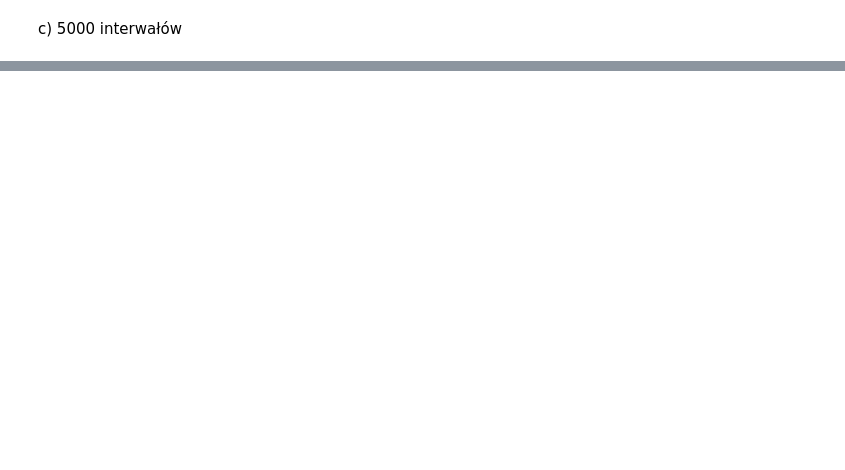
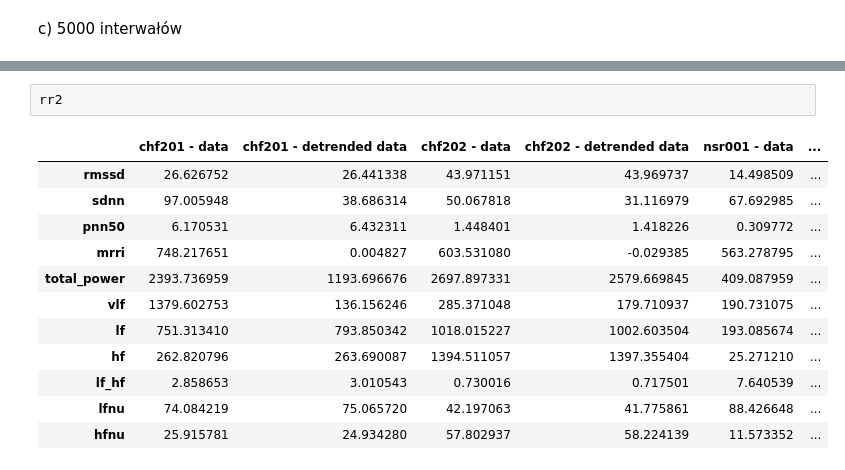
Before and after one commit to tynka022/SignalAnalisis, a Jupyter notebook: lab1/lab1.ipynb, the cells around one changed output, grey strips where cells are left out. Saved outputs shown, nothing was run; the diff lists cells and outputs as text; blank space fills up the shorter version.

```diff
--- a/lab1/lab1.ipynb
+++ b/lab1/lab1.ipynb
@@ -241,0 +326,15 @@ plot_4_50 = nk.signal_plot([rri_4_50, cleaned_4_50], labels=(['dane', 'dane bez
+# %%
+rr2
+# %% [output]
+|  | chf201 - data | chf201 - detrended data | chf202 - data | chf202 - detrended data | nsr001 - data | ... |
+| rmssd | 26.626752 | 26.441338 | 43.971151 | 43.969737 | 14.498509 | ... |
+| sdnn | 97.005948 | 38.686314 | 50.067818 | 31.116979 | 67.692985 | ... |
+| pnn50 | 6.170531 | 6.432311 | 1.448401 | 1.418226 | 0.309772 | ... |
+| mrri | 748.217651 | 0.004827 | 603.531080 | -0.029385 | 563.278795 | ... |
+| total_power | 2393.736959 | 1193.696676 | 2697.897331 | 2579.669845 | 409.087959 | ... |
+| vlf | 1379.602753 | 136.156246 | 285.371048 | 179.710937 | 190.731075 | ... |
+| lf | 751.313410 | 793.850342 | 1018.015227 | 1002.603504 | 193.085674 | ... |
+| hf | 262.820796 | 263.690087 | 1394.511057 | 1397.355404 | 25.271210 | ... |
+| lf_hf | 2.858653 | 3.010543 | 0.730016 | 0.717501 | 7.640539 | ... |
+| lfnu | 74.084219 | 75.065720 | 42.197063 | 41.775861 | 88.426648 | ... |
+| hfnu | 25.915781 | 24.934280 | 57.802937 | 58.224139 | 11.573352 | ... |
```
Also changed, not shown: parts of 103 cells of this notebook.
